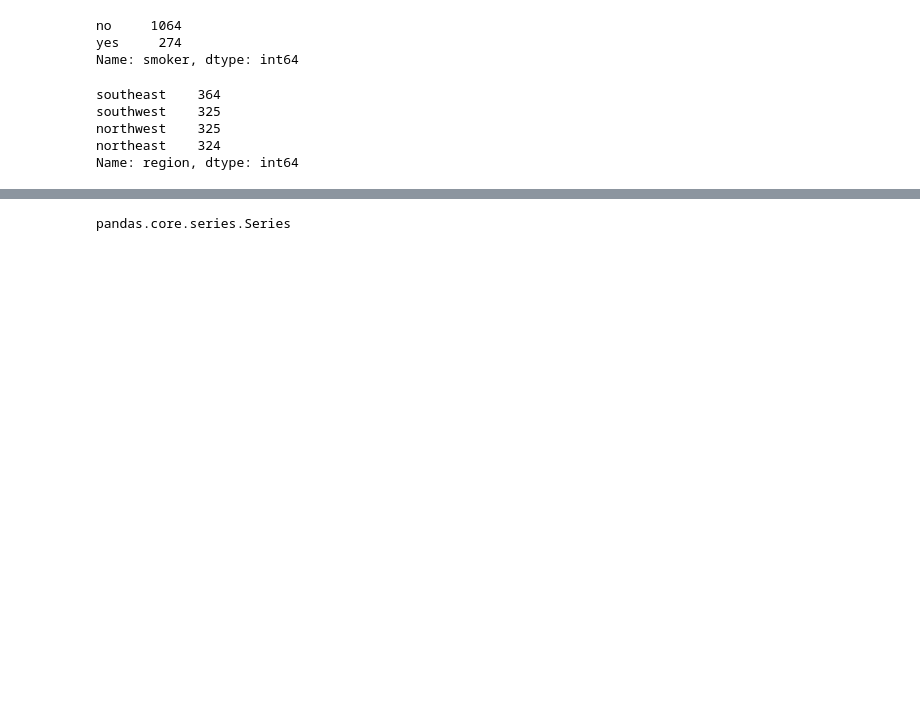
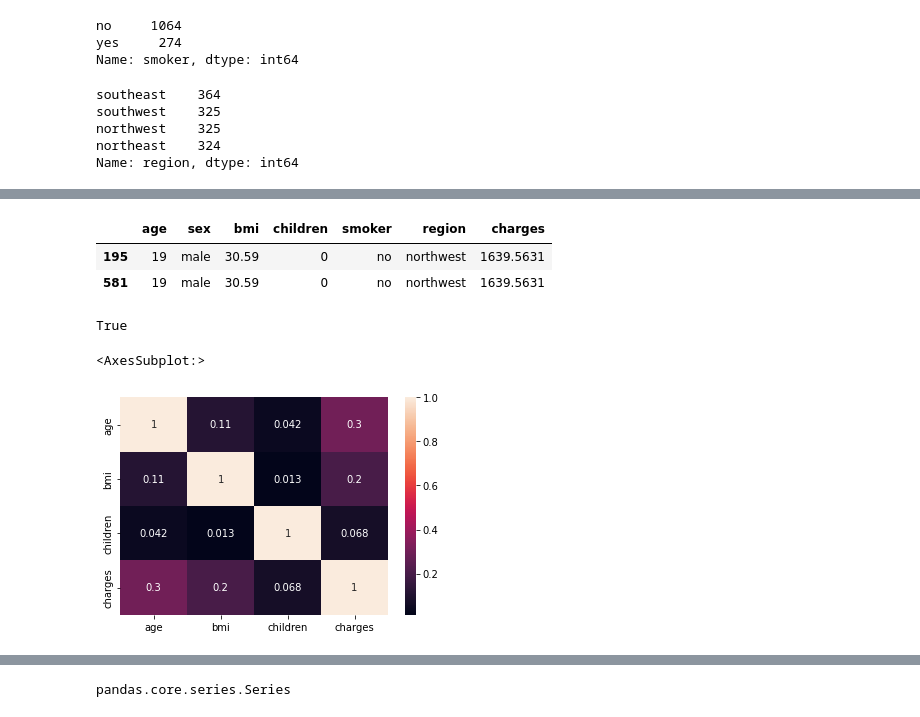
Before and after one commit to marfurt1/Regresion-Lineal, a Jupyter notebook: src/explore.ipynb, the cells around one changed output, grey strips where cells are left out. Cells and saved outputs as stored; diff of their text form; code cells hidden in the pictures; blank space fills up the shorter version.

```diff
--- a/src/explore.ipynb
+++ b/src/explore.ipynb
@@ -74,3 +145,11 @@ southwest    325
 northwest    325
 northeast    324
 Name: region, dtype: int64
+# %%
+### para ver todo junto
+"""print('Data distribution analisys')
+for v in variables:
+    df_raw = df_raw.sort_values(by=[v])
+    df_raw[v].value_counts().plot(kind = 'bar')
+plt.title(v)
+plt.show()"""
@@ -76,0 +169,15 @@ Name: region, dtype: int64
+# %%
+df_raw[df_raw.duplicated(keep=False)]
+# %% [output]
+|  | age | sex | bmi | children | smoker | region | charges |
+| 195 | 19 | male | 30.59 | 0 | no | northwest | 1639.5631 |
+| 581 | 19 | male | 30.59 | 0 | no | northwest | 1639.5631 |
+# %%
+df_raw.duplicated().any()
+# %% [output]
+True
+# %%
+sb.heatmap(df_raw.corr(), annot=True)
+# %% [output]
+<AxesSubplot:>
+[figure, added]
```
Also changed, not shown: parts of 71 cells of this notebook.
